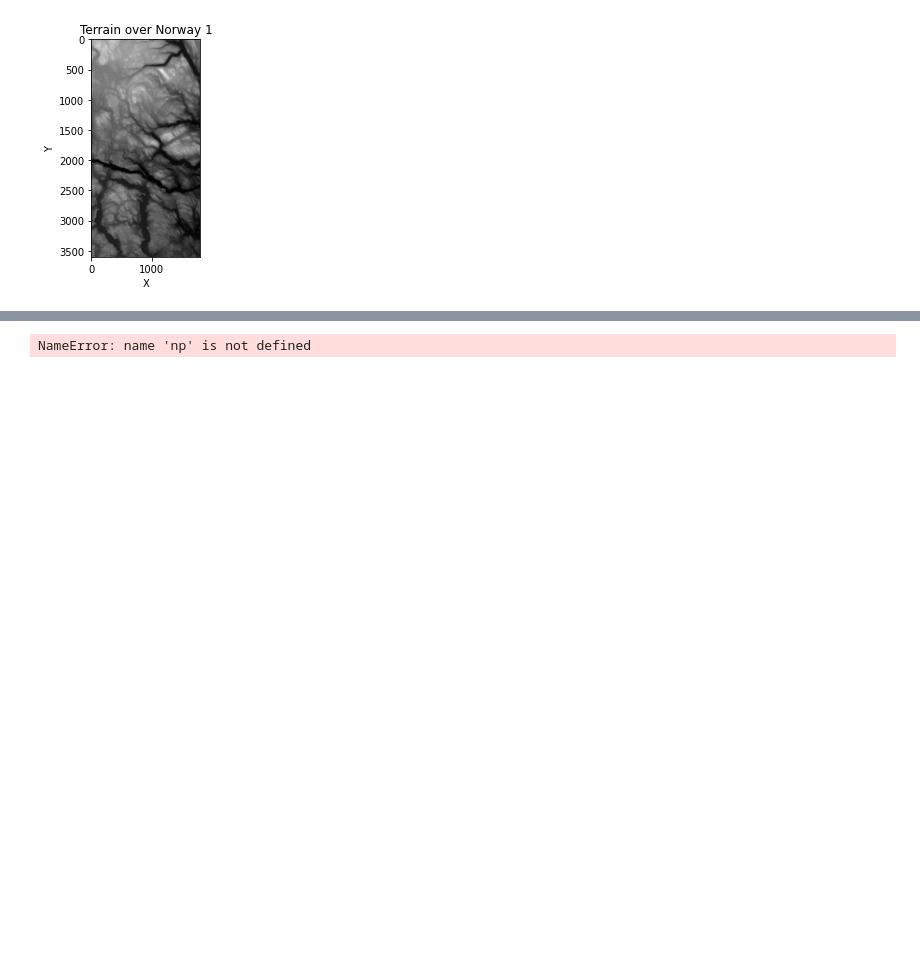
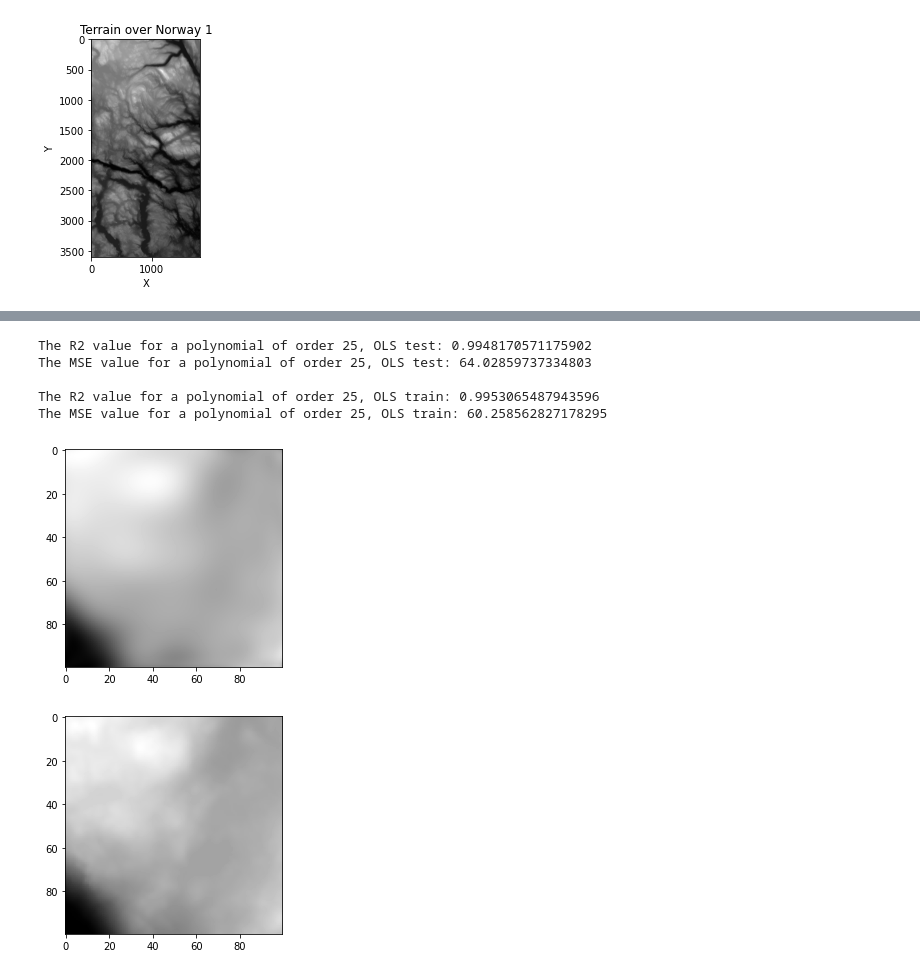
Before and after one commit to espentn/FYS-STK3155, a Jupyter notebook: FYS-STK3155.ipynb, the cells around one changed output, grey strips where cells are left out. Drawn from its saved outputs; the diff is of its cells as text; code cells hidden in the pictures; blank space fills up the shorter version.

```diff
--- a/FYS-STK3155.ipynb
+++ b/FYS-STK3155.ipynb
@@ -707,58 +753,46 @@ print(absc)
 # %%
-np.random.seed(2020)
+# np.random.seed(2020)
 
-# sig2 = 0.1 # noise variance
-degree = 4 # polynomial degree
-n = 10 # number of data points for each feature
-# x1, x2, y = createDataPoints(n, sig2)
-dim = np.shape(terrain1);
-x1 = np.linspace(0,10,dim[0])
-x2 = np.linspace(0,10,dim[1])
+newLength = 100
+startingPoint = 100
+x1 = np.linspace(0,1,newLength)
+x2 = np.linspace(0,1,newLength)
 x1, x2 = np.meshgrid(x1,x2)
-print(x1.shape)
-print(x2.shape)
-y = terrain1.ravel()
-print(y.shape)
-degree = 10
+
+croppedTerrain = terrain1[startingPoint:newLength+startingPoint, startingPoint:newLength+startingPoint]
+y = croppedTerrain.ravel()
+
+degree = 25
 X = createDesignMatrix(x1,x2,degree)
-sig2 = 0
 
 X_train, X_test, y_train, y_test = train_test_split(X,y,test_size=0.3)
 X_train, X_test = Scale(X_train, X_test)
 
 beta = np.linalg.pinv(X_train.T.dot(X_train)).dot(X_train.T).dot(y_train)
 y_tilde = (X_train @ beta)
 y_pred = (X_test @ beta)
 
-ax0 = plt.figure(0)
-# plt.plot(X_train[:, 1], y_tilde, label="y_tilde")
-plt.plot(y_tilde[:10], label="y_tilde", color="red")
-plt.scatter(np.arange(10), y_train[:10], label="y_train", color="red")
+scaler = StandardScaler()
+scaler.fit(X[:,1:])
+X[:,1:] = scaler.transform(X[:,1:])
 
-plt.plot(y_pred[:10], label="y_pred", color="green")
-plt.scatter(np.arange(10), y_test[:10], label="y_test", color='green')
-ax0.legend(facecolor='white', framealpha=1, loc='upper right', bbox_to_anchor=(1.1, 0.9))
+beta = np.linalg.pinv(X.T.dot(X)).dot(X.T).dot(y)
+y_new = (X @ beta)
 
+plt.figure()
+plt.imshow(y_new.reshape(newLength,newLength), cmap='gray')
+plt.figure()
+plt.imshow(croppedTerrain, cmap='gray')
 
 print(f"The R2 value for a polynomial of order {degree}, OLS test: {R2(y_test, y_pred)}")
 print(f"The MSE value for a polynomial of order {degree}, OLS test: {MSE(y_test, y_pred)}")
 print(f"\nThe R2 value for a polynomial of order {degree}, OLS train: {R2(y_train, y_tilde)}")
 print(f"The MSE value for a polynomial of order {degree}, OLS train: {MSE(y_train, y_tilde)}")
-
-# Calculate the confidence interval of the 'p' parameters beta
-errorBeta = CIBeta(X_train, beta)
-
-# Print an example of a confidence interval
-print(f"\nThe 90% confidence interval for beta_2 is {beta[2]-errorBeta[2]} ⟷ {beta[2]+errorBeta[2]}")
-
-# Plot the Confidence Intervals for the betas
-ax1 = plt.figure(1)
-plt.errorbar(np.arange(len(beta)), beta, errorBeta, fmt='cx', capsize=4, label=r"$\beta_j \pm 1.645 \sigma$")
-plt.xlabel("index $j$")
-plt.ylabel(r"$\beta_j $")
-ax1.legend(facecolor='white', framealpha=1, loc='upper right', bbox_to_anchor=(0.9, 0.9))
-
-# fig3 = plt.figure(2)
-# plt.scatter(X_train[:, 3], y_train)
 # %% [output]
-NameError: name 'np' is not defined
+The R2 value for a polynomial of order 25, OLS test: 0.9948170571175902
+The MSE value for a polynomial of order 25, OLS test: 64.02859737334803
+
+The R2 value for a polynomial of order 25, OLS train: 0.9953065487943596
+The MSE value for a polynomial of order 25, OLS train: 60.258562827178295
+[figure, added]
+[figure, added]
```
Also changed, not shown: parts of 3 cells of this notebook.
